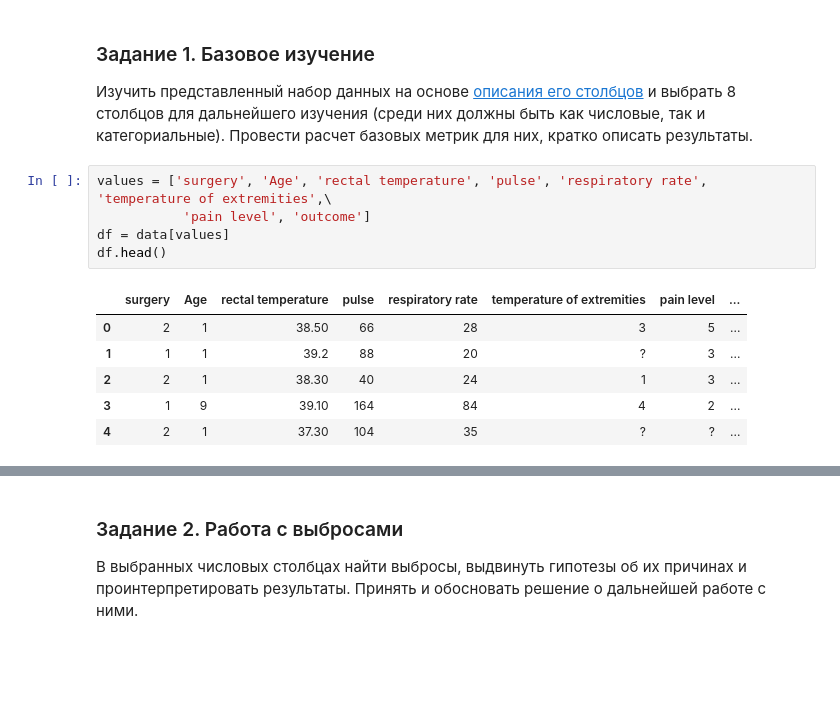
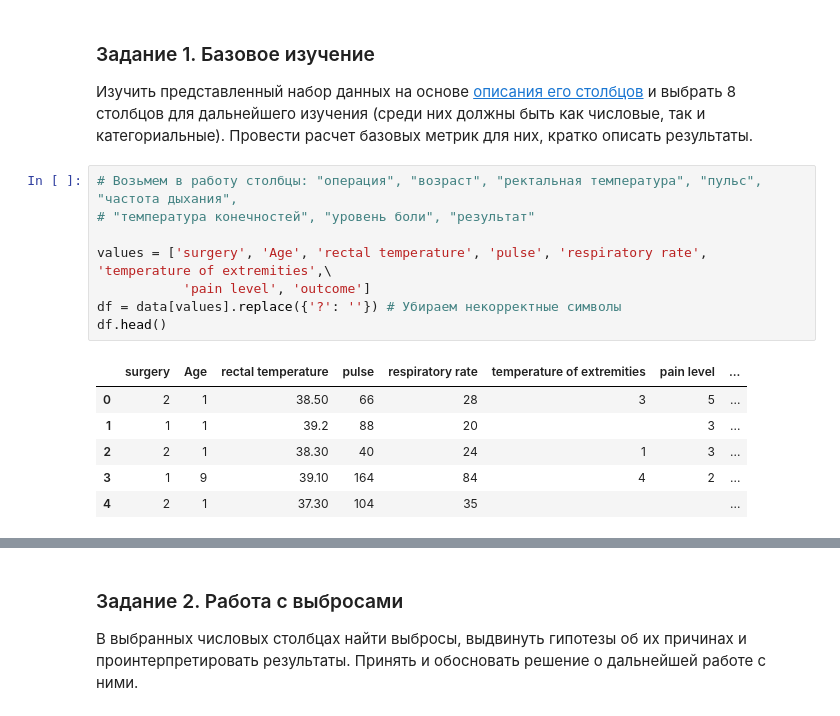
Before and after one commit to iamdenizzz/pyda-10, a Jupyter notebook: 22/stat_basics.ipynb, the cells around one changed output, grey strips where cells are left out. Drawn from its saved outputs; the diff is of its cells as text; blank space fills up the shorter version.

```diff
--- a/22/stat_basics.ipynb
+++ b/22/stat_basics.ipynb
@@ -31,14 +31,17 @@ data.head()
 
 Изучить представленный набор данных на основе [описания его столбцов](https://raw.githubusercontent.com/obulygin/pyda_homeworks/master/statistics_basics/horse_data.names) и выбрать 8 столбцов для дальнейшего изучения (среди них должны быть как числовые, так и категориальные). Провести расчет базовых метрик для них, кратко описать результаты.
 # %%
+# Возьмем в работу столбцы: "операция", "возраст", "ректальная температура", "пульс", "частота дыхания",
+# "температура конечностей", "уровень боли", "результат"
+
 values = ['surgery', 'Age', 'rectal temperature', 'pulse', 'respiratory rate', 'temperature of extremities',\
            'pain level', 'outcome']
-df = data[values]
+df = data[values].replace({'?': ''}) # Убираем некорректные символы
 df.head()
 # %% [output]
 |  | surgery | Age | rectal temperature | pulse | respiratory rate | temperature of extremities | pain level | ... |
 | 0 | 2 | 1 | 38.50 | 66 | 28 | 3 | 5 | ... |
-| 1 | 1 | 1 | 39.2 | 88 | 20 | ? | 3 | ... |
+| 1 | 1 | 1 | 39.2 | 88 | 20 |  | 3 | ... |
 | 2 | 2 | 1 | 38.30 | 40 | 24 | 1 | 3 | ... |
 | 3 | 1 | 9 | 39.10 | 164 | 84 | 4 | 2 | ... |
-| 4 | 2 | 1 | 37.30 | 104 | 35 | ? | ? | ... |
+| 4 | 2 | 1 | 37.30 | 104 | 35 |  |  | ... |
```
Also changed, not shown: parts of 3 cells of this notebook, 1 other file.
